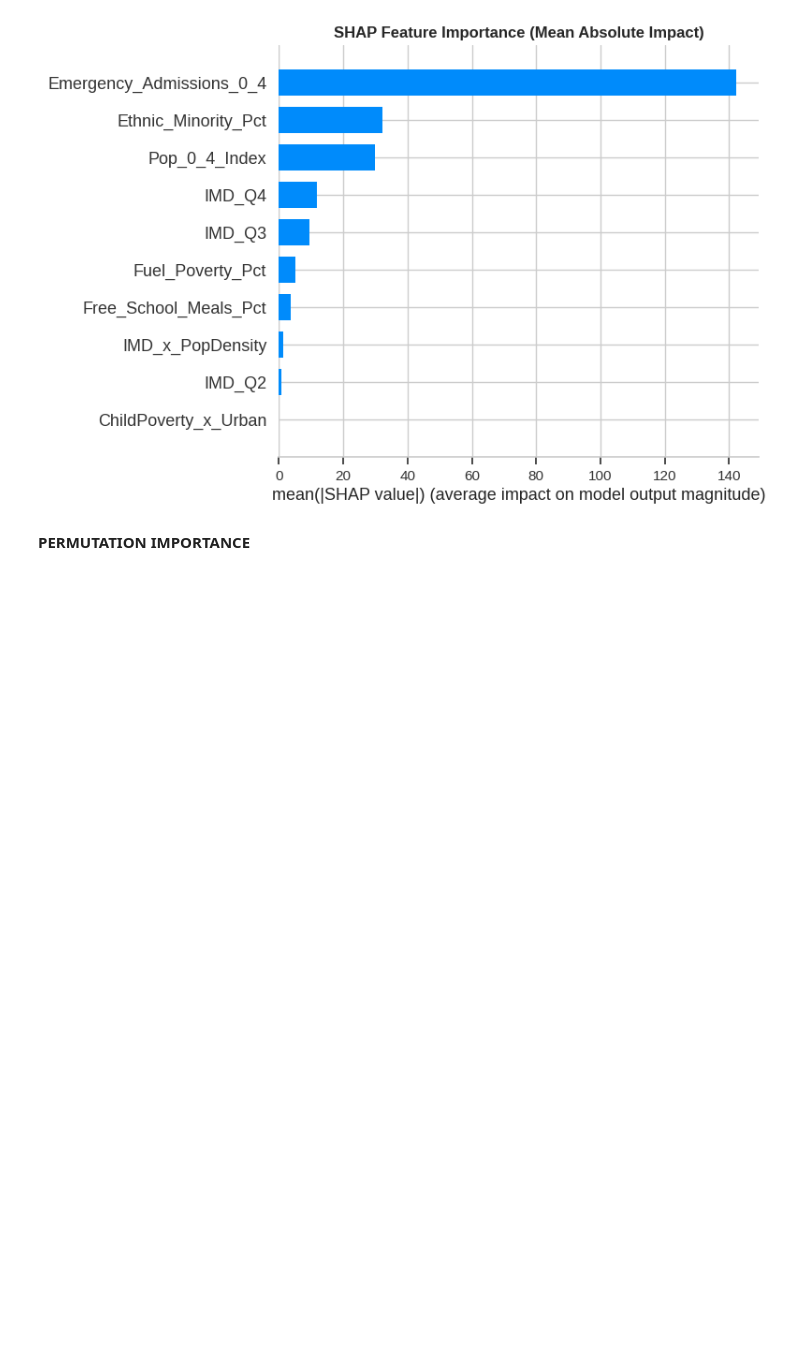
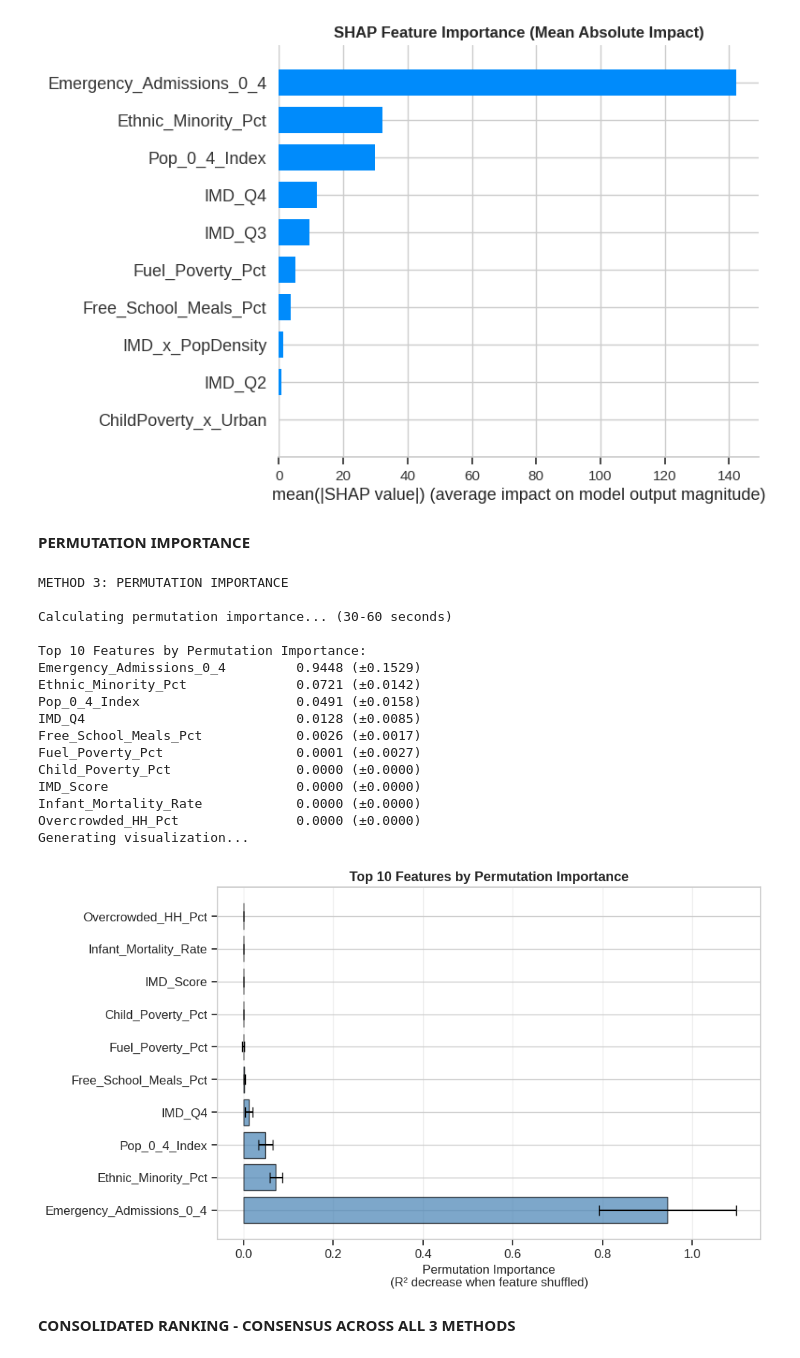
Before and after one commit to IfeakanduBenedict/pediatric-pneumonia-ml-england, a Jupyter notebook: Pediatric_Pneumonia_Analysis.ipynb, the cells around one changed output. Cells and saved outputs as stored; diff of their text form; code cells hidden in the pictures; blank space fills up the shorter version.

```diff
--- a/Pediatric_Pneumonia_Analysis.ipynb
+++ b/Pediatric_Pneumonia_Analysis.ipynb
@@ -2083,3 +2083,62 @@ Generating SHAP bar plot (importance magnitude)...
 [figure]
 # %% [markdown]
 **PERMUTATION IMPORTANCE**
+# %%
+# METHOD 3: PERMUTATION IMPORTANCE
+
+print("METHOD 3: PERMUTATION IMPORTANCE")
+print("\nCalculating permutation importance... (30-60 seconds)")
+
+# Calculate permutation importance on test set
+perm_importance = permutation_importance(
+    lasso_model, X_test_scaled, y_test,
+    n_repeats=10,
+    random_state=RANDOM_STATE,
+    n_jobs=-1,
+    scoring='r2'
+)
+
+# Create dataframe
+perm_df = pd.DataFrame({
+    'Feature': feature_names,
+    'Importance_Mean': perm_importance.importances_mean,
+    'Importance_Std': perm_importance.importances_std
+}).sort_values('Importance_Mean', ascending=False)
+
+print("\nTop 10 Features by Permutation Importance:")
+for idx, row in perm_df.head(10).iterrows():
+    print(f"{row['Feature']:30s} {row['Importance_Mean']:>8.4f} (±{row['Importance_Std']:.4f})")
+
+# Visualize with error bars
+print("Generating visualization...")
+plt.figure(figsize=(10, 6))
+top_10_perm = perm_df.head(10)
+plt.barh(range(len(top_10_perm)), top_10_perm['Importance_Mean'],
+         xerr=top_10_perm['Importance_Std'], alpha=0.7, color='steelblue',
+         edgecolor='black', capsize=5)
+plt.yticks(range(len(top_10_perm)), top_10_perm['Feature'])
+plt.xlabel('Permutation Importance\n(R² decrease when feature shuffled)', fontsize=12)
+plt.title('Top 10 Features by Permutation Importance', fontsize=13, fontweight='bold')
+plt.grid(axis='x', alpha=0.3)
+plt.tight_layout()
+plt.show()
+# %% [output]
+METHOD 3: PERMUTATION IMPORTANCE
+
+Calculating permutation importance... (30-60 seconds)
+
+Top 10 Features by Permutation Importance:
+Emergency_Admissions_0_4         0.9448 (±0.1529)
+Ethnic_Minority_Pct              0.0721 (±0.0142)
+Pop_0_4_Index                    0.0491 (±0.0158)
+IMD_Q4                           0.0128 (±0.0085)
+Free_School_Meals_Pct            0.0026 (±0.0017)
+Fuel_Poverty_Pct                 0.0001 (±0.0027)
+Child_Poverty_Pct                0.0000 (±0.0000)
+IMD_Score                        0.0000 (±0.0000)
+Infant_Mortality_Rate            0.0000 (±0.0000)
+Overcrowded_HH_Pct               0.0000 (±0.0000)
+Generating visualization...
+[figure, added]
+# %% [markdown]
+**CONSOLIDATED RANKING - CONSENSUS ACROSS ALL 3 METHODS**
```
